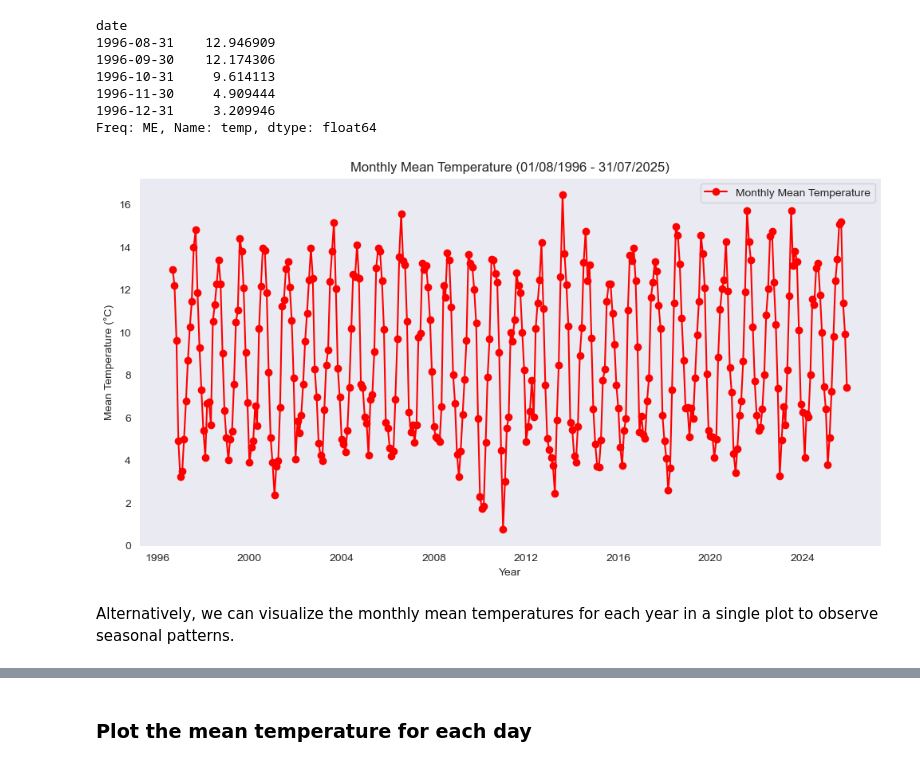
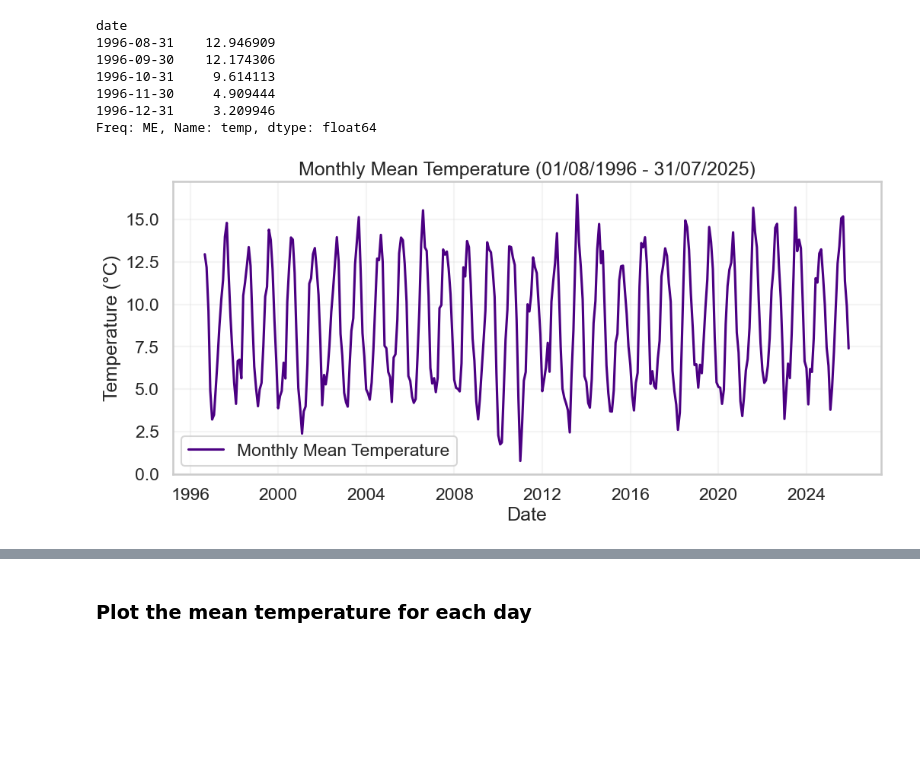
Before and after one commit to AnnaLozenko/PFDA_assignments, a Jupyter notebook: assignment_6_Weather.ipynb, the cells around one changed output, grey strips where cells are left out. Saved outputs shown, nothing was run; the diff lists cells and outputs as text; code cells hidden in the pictures; blank space fills up the shorter version.

```diff
--- a/assignment_6_Weather.ipynb
+++ b/assignment_6_Weather.ipynb
@@ -26,3 +33,0 @@ import seaborn as sns
-# %%
-df = pd.read_csv("weather_data.csv", skiprows = 23, low_memory=False)
-df.head()
@@ -99,5 +96,5 @@ dtype: object
 # %%
 #convert the 'date' column to datetime format
-df['date'] = pd.to_datetime(df['date'], format="%d/%m/%Y %H:%M")
-print(df.dtypes)
+df['date'] = pd.to_datetime(df['date'], format="%d-%b-%Y %H:%M")
+print(df['date'].dtypes)
 # %% [output]
@@ -121,7 +102,6 @@ dtype: object
 # %%
 #set the date column as the index
 df.set_index('date', inplace=True)
-df.index = pd.to_datetime(df.index, format = "%d%m%Y %H:%M")
 df.head()
 # %% [output]
 |  | ind | rain | ind.1 | temp | ind.2 | wetb | dewpt | vappr | rhum | msl | ind.3 | ... |
@@ -154,5 +134,7 @@ df.head(10)
 ## Temperature Analysis
 # %% [markdown]
 ### Plot the Temperature
+# %%
+sns.set_theme(style="whitegrid", context="talk")
 # %%
 #plot the temperature data for the entire period (1996-2025)
@@ -196,15 +178,13 @@ date
 Freq: ME, Name: temp, dtype: float64
 # %%
 #plot the monthly average temperatures (01/08/1996 - 31/07/2025)
-plt.figure(figsize=(12,6))
-plt.plot(monthly_mean.index, monthly_mean, color='red', label='Monthly Mean Temperature', marker='o')
+plt.figure(figsize=(12,5))
+plt.plot(monthly_mean.index, monthly_mean, color='indigo', label='Monthly Mean Temperature')
 plt.title('Monthly Mean Temperature (01/08/1996 - 31/07/2025)')
-plt.xlabel('Year')
-plt.ylabel('Mean Temperature (°C)')
+plt.xlabel('Date')
+plt.ylabel('Temperature (°C)')
 plt.legend()
-plt.grid()
+plt.grid(True, alpha = 0.2)
 plt.show()
 # %% [output]
-[figure, old version]
+[figure, new version]
-# %% [markdown]
-Alternatively, we can visualize the monthly mean temperatures for each year in a single plot to observe seasonal patterns.
```
Also changed, not shown: parts of 27 cells of this notebook.
